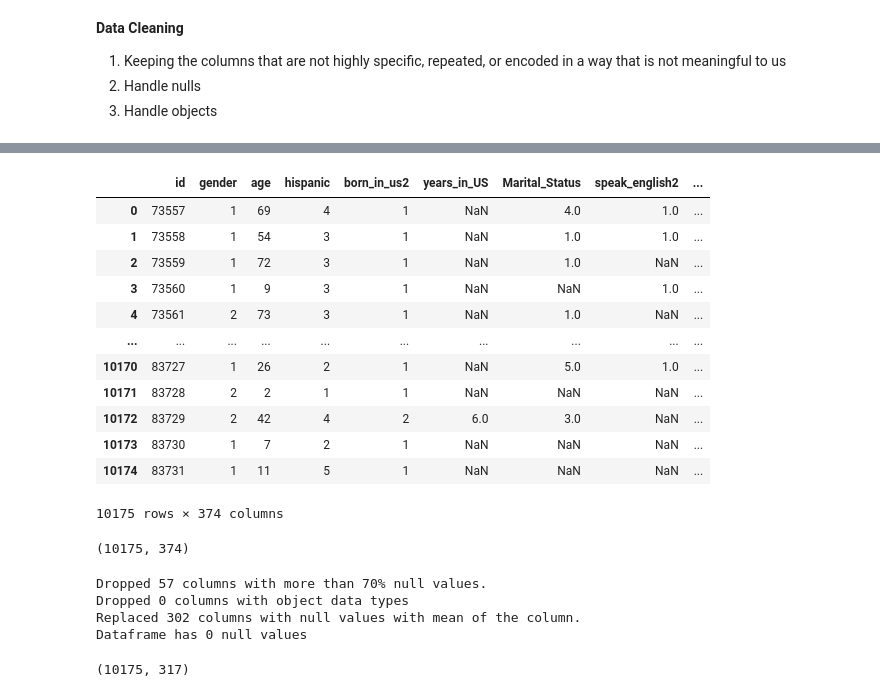
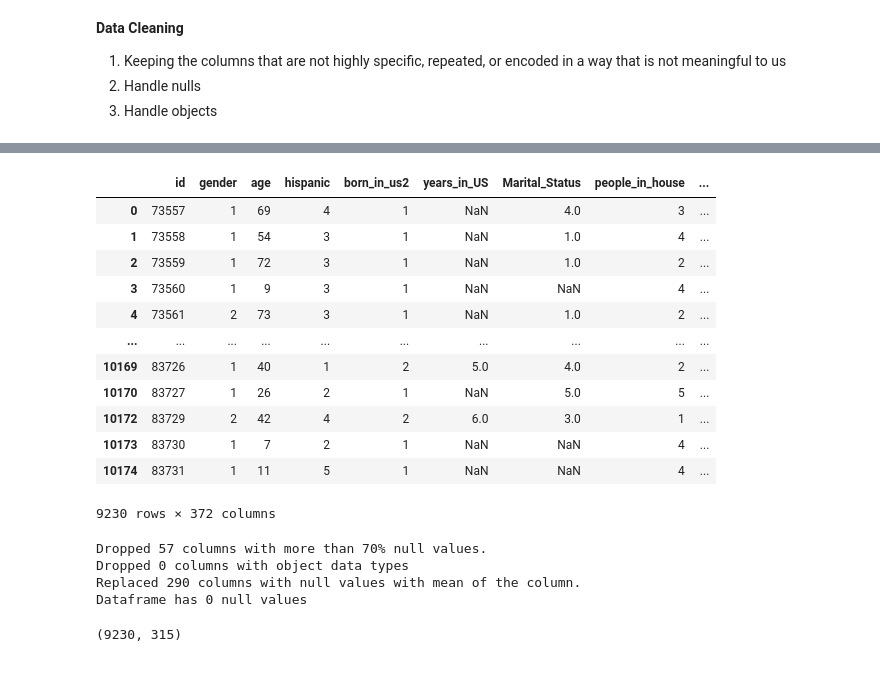
Before and after one commit to ErinPhillips/data_mining_midterm, a Jupyter notebook: midterm.ipynb, the cells around one changed output, grey strips where cells are left out. Drawn from its saved outputs; the diff is of its cells as text; code cells hidden in the pictures.

```diff
--- a/midterm.ipynb
+++ b/midterm.ipynb
@@ -133,7 +136,7 @@ labs = pd.read_csv('nhnes/labs.csv')
 ques = pd.read_csv('nhnes/questionnaire.csv')
 meds = pd.read_csv('nhnes/medications.csv', encoding='latin1')
 # %%
-df = pd.concat([demo, diet, exam, labs, ques], axis=1)
+df = pd.concat([demo, diet, exam, ques, labs], axis=1)
 df = df.loc[:,~df.columns.duplicated()]
 df.head()
 # %% [output]
@@ -165,7 +190,5 @@ df.iloc[:,1:].describe()
 # %%
 col_decoder = {
-'ACD011A' : 'speak_english',
-'AIALANGA' : 'speak_english2',
 'ALQ101' : 'drink_alcohol',
 'ALQ130' : 'alcohol_per_day',
 'AUQ136' : 'ear_infections',
@@ -521,47 +544,44 @@ col_decoder = {
 'SMQ856' : 'smoked_at_work',
 'SMQ858' : 'someone_smoked_at_job',
 'SMQ860' : 'smoked_at_restaurant',
 'SMQ863' : 'nicotine_1w',
 'SMQ866' : 'smoked_at_bar',
 'SMQ870' : 'smoked_in_car',
 'SMQ872' : 'someone_smoked_in_car',
 'SMQ874' : 'smoked_another_home',
 'SMQ876' : 'someone_smoked_in_home',
 'SMQ878' : 'smoked_other_building',
 'SMQ880' : 'someone_smoked_other_building',
 'SXD021' : 'sex_ever',
 'URXUCR' : 'creatinine_urine',
 'WHD010' : 'height_in',
 'WHD020' : 'current_weight_lb',
 'WHD050' : 'weight_1y',
 'WHD110' : 'weight_10y',
 'WHD120' : 'weight_age_25',
 'WHD140' : 'greatest_weight',
 'WHQ030' : 'overweight_self',
 'WHQ040' : 'weightloss_desire',
 'WHQ070' : 'weightloss_attempt',
 'WHQ150' : 'age_when_heaviest'
 }
 
 keep_cols = list(col_decoder.values())
 df = df.rename(columns = col_decoder)
 df = df[df.columns.intersection(keep_cols)]
+df = df[df.age > 2]
 df
 # %% [output]
-|  | id | gender | age | hispanic | born_in_us2 | years_in_US | Marital_Status | speak_english2 | ... |
-| 0 | 73557 | 1 | 69 | 4 | 1 | NaN | 4.0 | 1.0 | ... |
-| 1 | 73558 | 1 | 54 | 3 | 1 | NaN | 1.0 | 1.0 | ... |
-| 2 | 73559 | 1 | 72 | 3 | 1 | NaN | 1.0 | NaN | ... |
-| 3 | 73560 | 1 | 9 | 3 | 1 | NaN | NaN | 1.0 | ... |
-| 4 | 73561 | 2 | 73 | 3 | 1 | NaN | 1.0 | NaN | ... |
+|  | id | gender | age | hispanic | born_in_us2 | years_in_US | Marital_Status | people_in_house | ... |
+| 0 | 73557 | 1 | 69 | 4 | 1 | NaN | 4.0 | 3 | ... |
+| 1 | 73558 | 1 | 54 | 3 | 1 | NaN | 1.0 | 4 | ... |
+| 2 | 73559 | 1 | 72 | 3 | 1 | NaN | 1.0 | 2 | ... |
+| 3 | 73560 | 1 | 9 | 3 | 1 | NaN | NaN | 4 | ... |
+| 4 | 73561 | 2 | 73 | 3 | 1 | NaN | 1.0 | 2 | ... |
 | ... | ... | ... | ... | ... | ... | ... | ... | ... | ... |
-| 10170 | 83727 | 1 | 26 | 2 | 1 | NaN | 5.0 | 1.0 | ... |
-| 10171 | 83728 | 2 | 2 | 1 | 1 | NaN | NaN | NaN | ... |
-| 10172 | 83729 | 2 | 42 | 4 | 2 | 6.0 | 3.0 | NaN | ... |
-| 10173 | 83730 | 1 | 7 | 2 | 1 | NaN | NaN | NaN | ... |
-| 10174 | 83731 | 1 | 11 | 5 | 1 | NaN | NaN | NaN | ... |
+| 10169 | 83726 | 1 | 40 | 1 | 2 | 5.0 | 4.0 | 2 | ... |
+| 10170 | 83727 | 1 | 26 | 2 | 1 | NaN | 5.0 | 5 | ... |
+| 10172 | 83729 | 2 | 42 | 4 | 2 | 6.0 | 3.0 | 1 | ... |
+| 10173 | 83730 | 1 | 7 | 2 | 1 | NaN | NaN | 4 | ... |
+| 10174 | 83731 | 1 | 11 | 5 | 1 | NaN | NaN | 4 | ... |
-10175 rows × 374 columns
+9230 rows × 372 columns
-# %%
-df.shape
-# %% [output]
-(10175, 374)
@@ -574,6 +597,6 @@ df.shape
 # %% [output]
 Dropped 57 columns with more than 70% null values.
 Dropped 0 columns with object data types
-Replaced 302 columns with null values with mean of the column.
+Replaced 290 columns with null values with mean of the column.
 Dataframe has 0 null values
-(10175, 317)
+(9230, 315)
```
Also changed, not shown: parts of 14 cells of this notebook.
